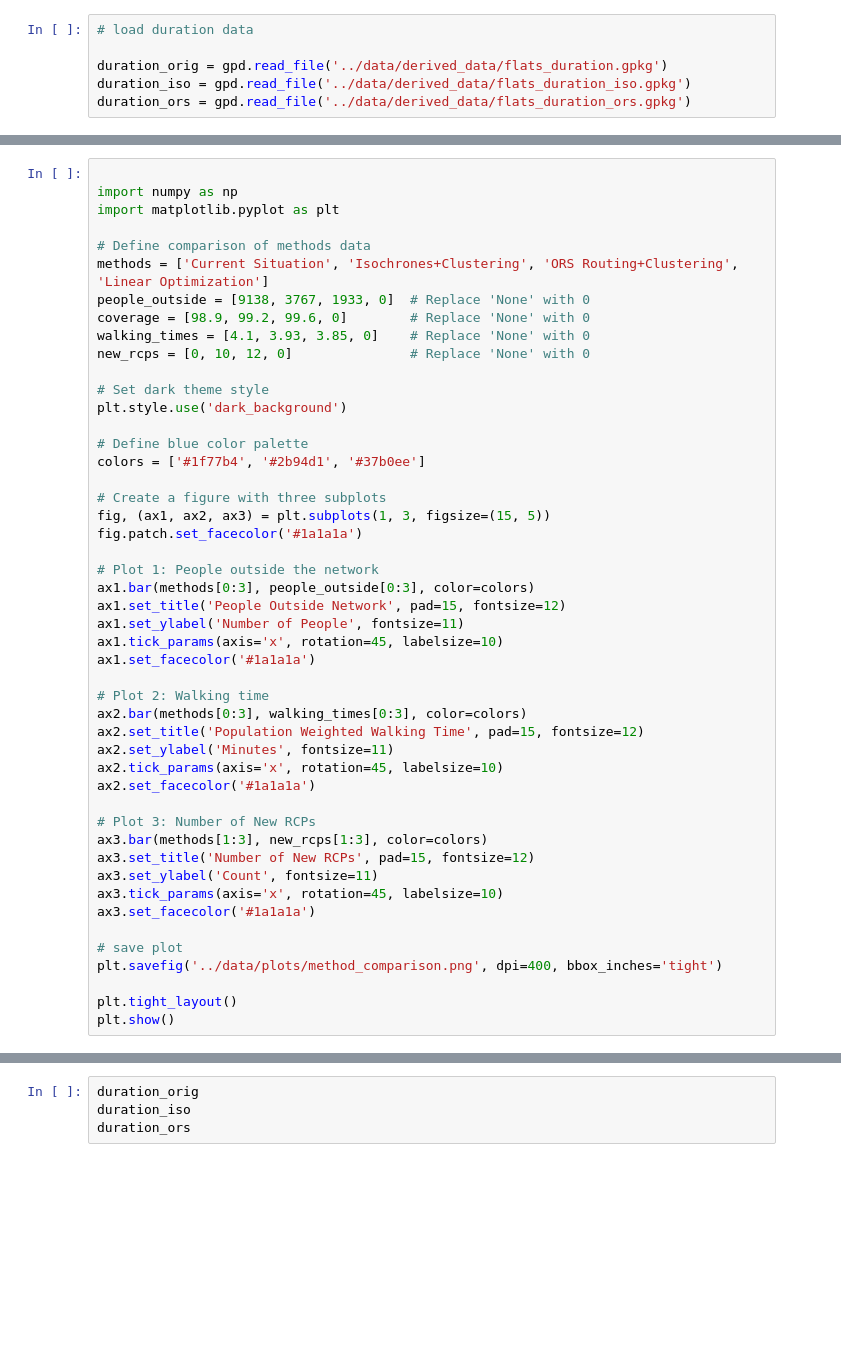
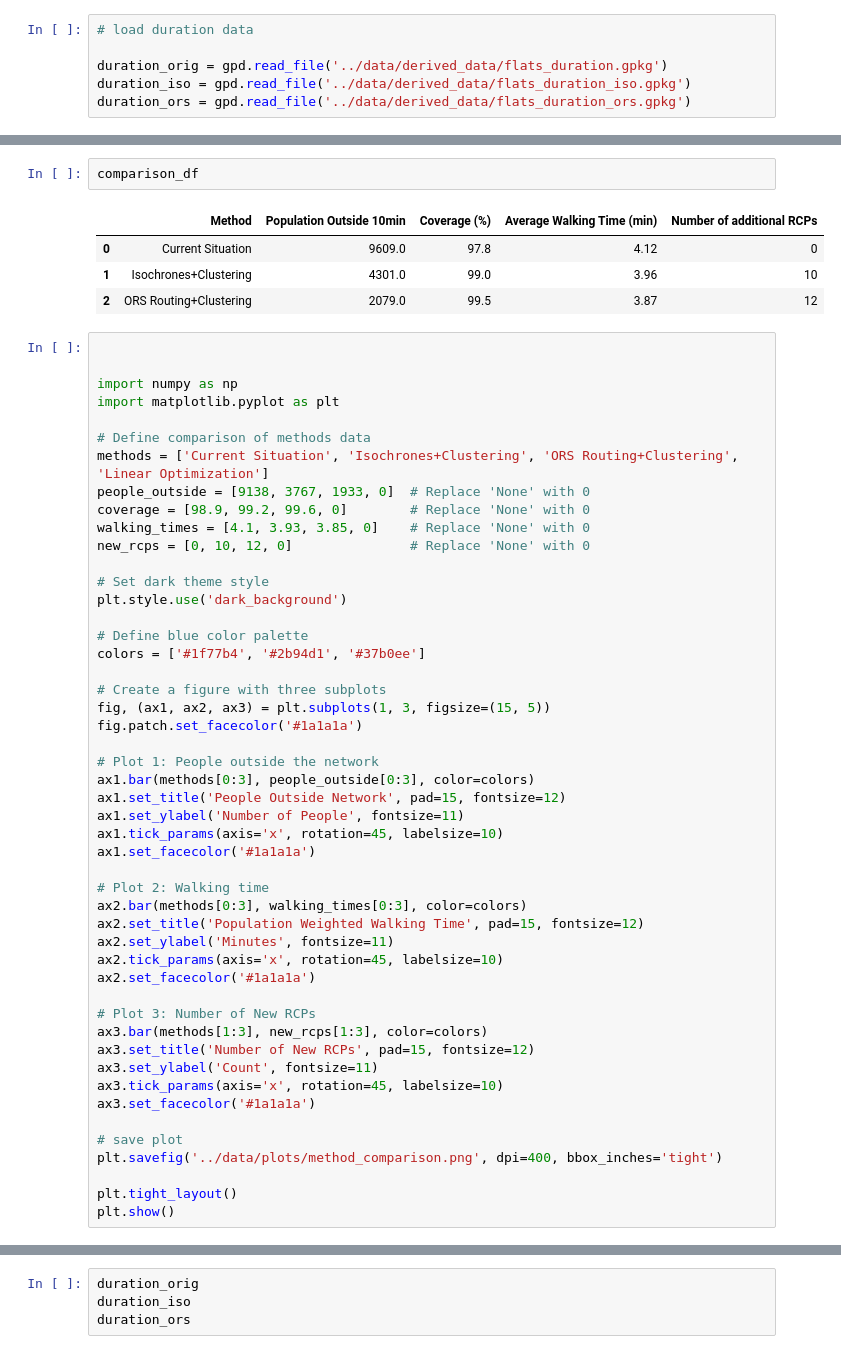
Before and after one commit to Global-Health-Engineering/recycling-network-optimization, a Jupyter notebook: scripts/method_analysis.ipynb, the cells around one changed output, grey strips where cells are left out. Saved outputs shown, nothing was run; the diff lists cells and outputs as text; blank space fills up the shorter version.

```diff
--- a/scripts/method_analysis.ipynb
+++ b/scripts/method_analysis.ipynb
@@ -28,4 +89,12 @@ AttributeError: 'Timedelta' object has no attribute 'strftime'
+# %%
+comparison_df
+# %% [output]
+|  | Method | Population Outside 10min | Coverage (%) | Average Walking Time (min) | Number of additional RCPs |
+| 0 | Current Situation | 9609.0 | 97.8 | 4.12 | 0 |
+| 1 | Isochrones+Clustering | 4301.0 | 99.0 | 3.96 | 10 |
+| 2 | ORS Routing+Clustering | 2079.0 | 99.5 | 3.87 | 12 |
 # %%
+
 
 import numpy as np
 import matplotlib.pyplot as plt
```
Also changed, not shown: parts of 4 cells of this notebook.
